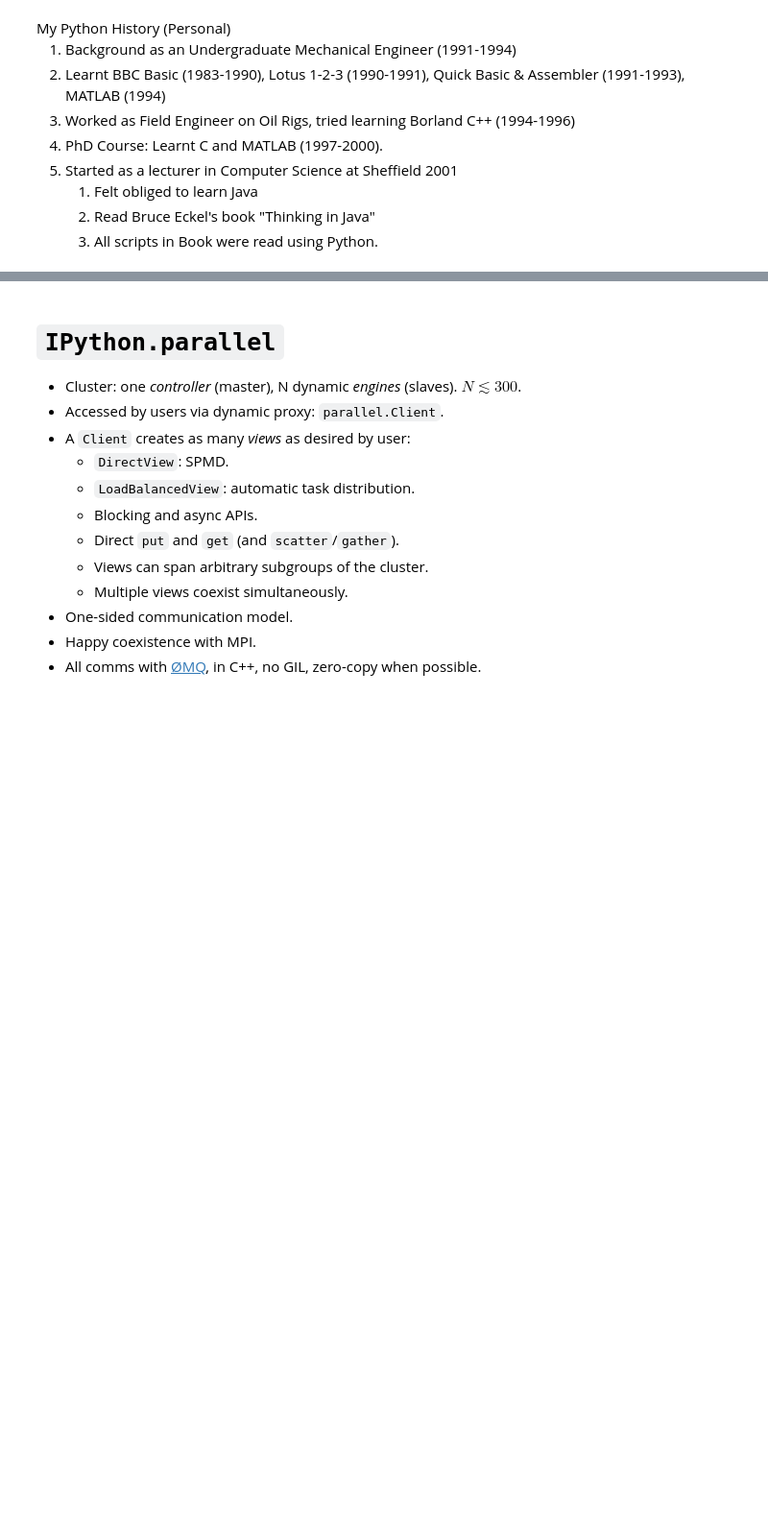
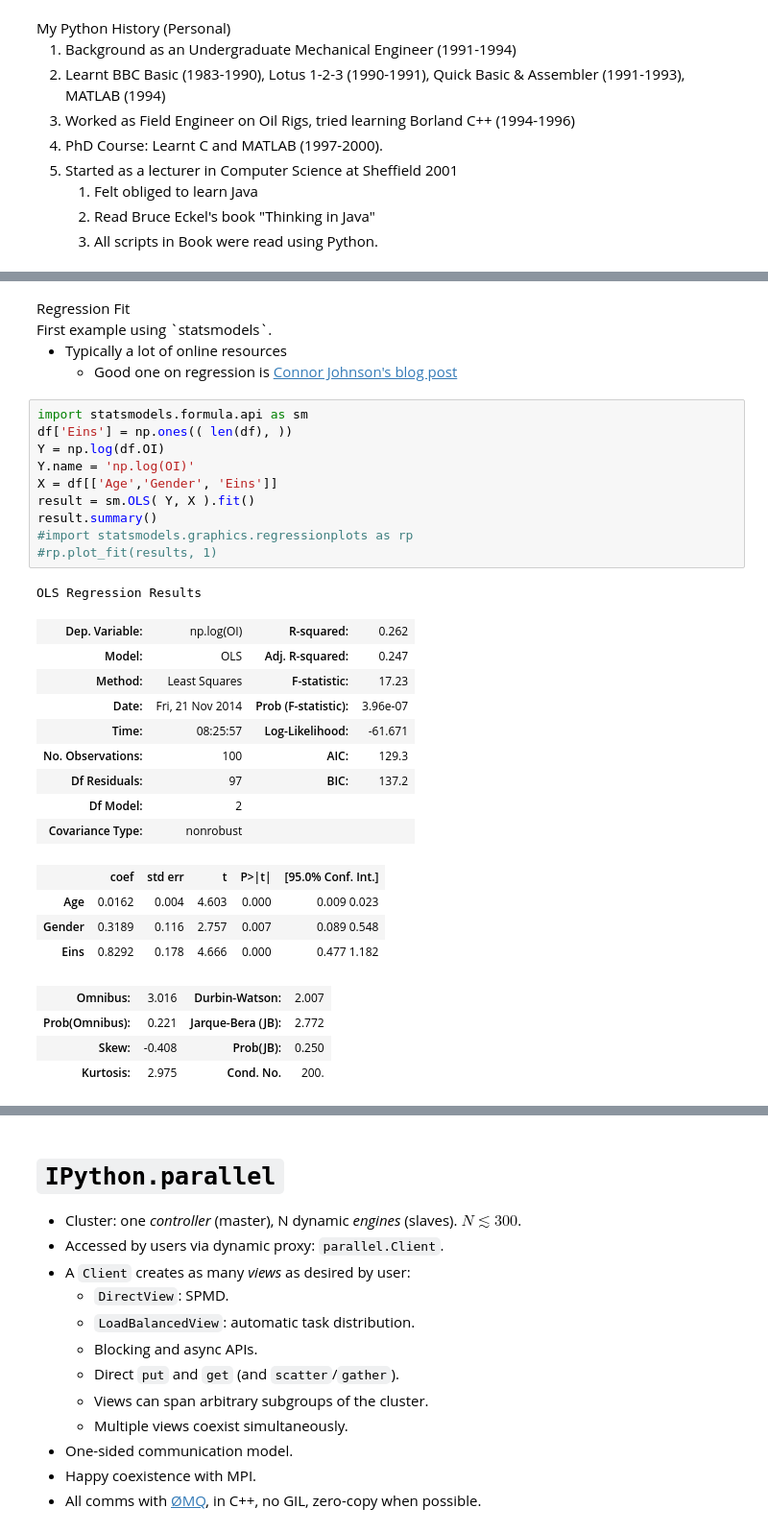
Before and after one commit to lawrennd/statslang, a Jupyter notebook: python/statslang.ipynb, the cells around one changed output, grey strips where cells are left out. Shown at 96% size. Cells and saved outputs as stored; diff of their text form; blank space fills up the shorter version.

```diff
--- a/python/statslang.ipynb
+++ b/python/statslang.ipynb
@@ -108,0 +173,35 @@ NameError: name 'YouTubeVideo' is not defined
+# %% [markdown]
+<div class="slide-header">Regression Fit</div>
+First example using `statsmodels`.
+
+* Typically a lot of online resources
+    * Good one on regression is [Connor Johnson's blog post](http://connor-johnson.com/2014/02/18/linear-regression-with-python/)
+# %%
+import statsmodels.formula.api as sm
+df['Eins'] = np.ones(( len(df), ))
+Y = np.log(df.OI)
+Y.name = 'np.log(OI)'
+X = df[['Age','Gender', 'Eins']]
+result = sm.OLS( Y, X ).fit()
+result.summary()
+#import statsmodels.graphics.regressionplots as rp
+#rp.plot_fit(results, 1)
+# %% [output]
+OLS Regression Results
+| Dep. Variable: | np.log(OI) | R-squared: | 0.262 |
+| Model: | OLS | Adj. R-squared: | 0.247 |
+| Method: | Least Squares | F-statistic: | 17.23 |
+| Date: | Fri, 21 Nov 2014 | Prob (F-statistic): | 3.96e-07 |
+| Time: | 08:25:57 | Log-Likelihood: | -61.671 |
+| No. Observations: | 100 | AIC: | 129.3 |
+| Df Residuals: | 97 | BIC: | 137.2 |
+| Df Model: | 2 |  |  |
+| Covariance Type: | nonrobust |  |  |
+|  | coef | std err | t | P>|t| | [95.0% Conf. Int.] |
+| Age | 0.0162 | 0.004 | 4.603 | 0.000 | 0.009 0.023 |
+| Gender | 0.3189 | 0.116 | 2.757 | 0.007 | 0.089 0.548 |
+| Eins | 0.8292 | 0.178 | 4.666 | 0.000 | 0.477 1.182 |
+| Omnibus: | 3.016 | Durbin-Watson: | 2.007 |
+| Prob(Omnibus): | 0.221 | Jarque-Bera (JB): | 2.772 |
+| Skew: | -0.408 | Prob(JB): | 0.250 |
+| Kurtosis: | 2.975 | Cond. No. | 200. |
```
Also changed, not shown: parts of 40 cells of this notebook.
